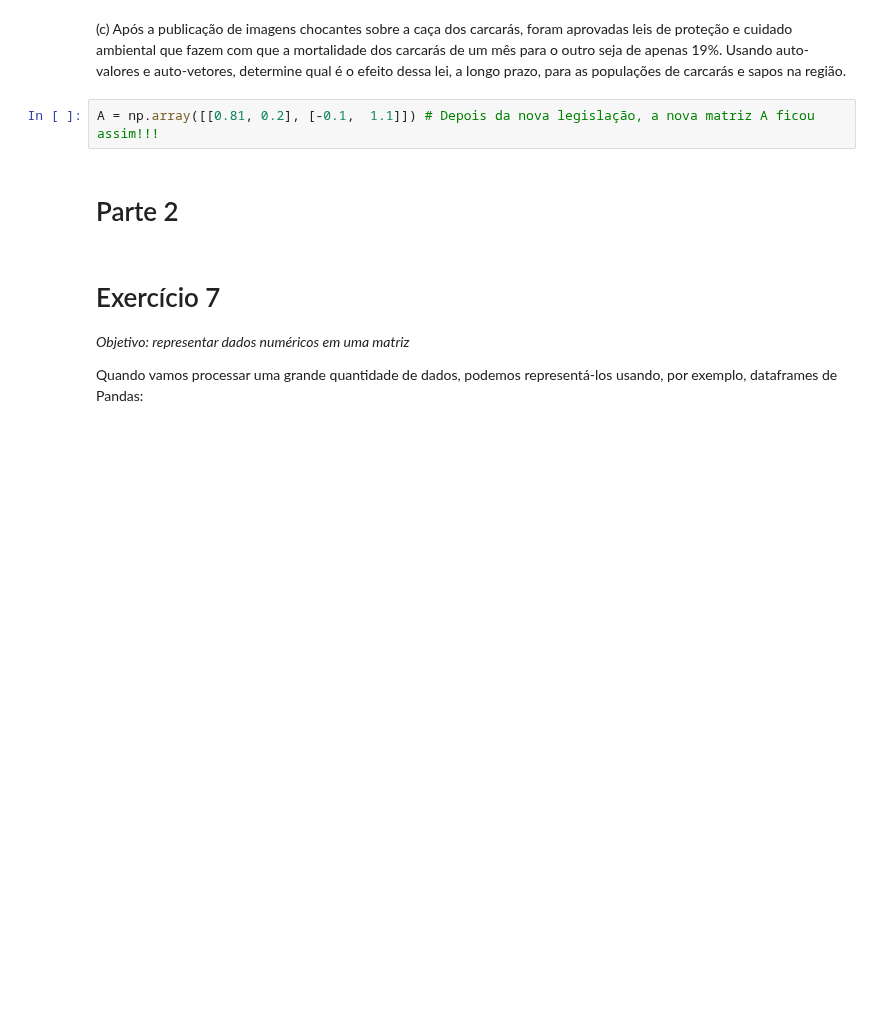
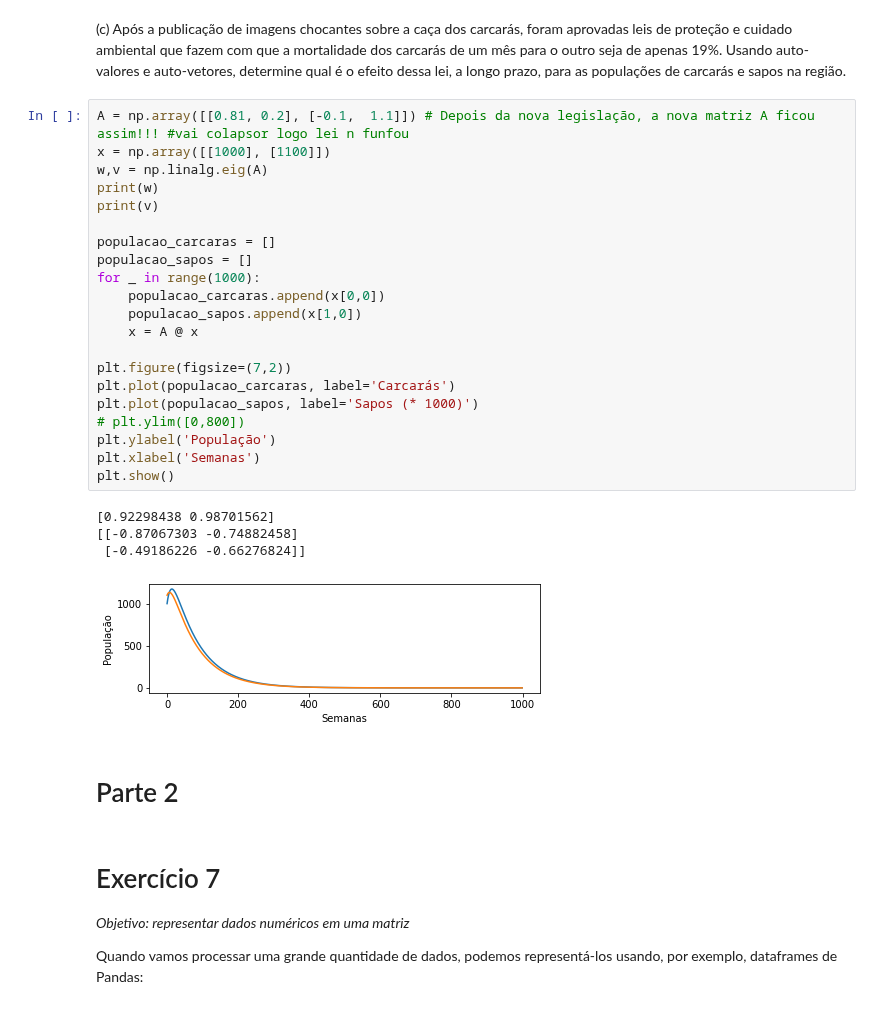
Before and after one commit to tiagoft/alglin-alunos, a Jupyter notebook: 05-autovetores_e_autovalores.ipynb, the cells around one changed output. Saved outputs shown, nothing was run; the diff lists cells and outputs as text; blank space fills up the shorter version.

```diff
--- a/05-autovetores_e_autovalores.ipynb
+++ b/05-autovetores_e_autovalores.ipynb
@@ -353,7 +447,31 @@ A = np.array([[0.2, 0.2], [-0.1,  1.1]]) # Depois da caça, a nova matriz A fico
 # %% [markdown]
 (c) Após a publicação de imagens chocantes sobre a caça dos carcarás, foram aprovadas leis de proteção e cuidado ambiental que fazem com que a mortalidade dos carcarás de um mês para o outro seja de apenas 19%. Usando auto-valores e auto-vetores, determine qual é o efeito dessa lei, a longo prazo, para as populações de carcarás e sapos na região.
-# %%
-A = np.array([[0.81, 0.2], [-0.1,  1.1]]) # Depois da nova legislação, a nova matriz A ficou assim!!!
+# %%
+A = np.array([[0.81, 0.2], [-0.1,  1.1]]) # Depois da nova legislação, a nova matriz A ficou assim!!! #vai colapsor logo lei n funfou
+x = np.array([[1000], [1100]])
+w,v = np.linalg.eig(A)
+print(w)
+print(v)
+
+populacao_carcaras = []
+populacao_sapos = []
+for _ in range(1000):
+    populacao_carcaras.append(x[0,0])
+    populacao_sapos.append(x[1,0])
+    x = A @ x
+
+plt.figure(figsize=(7,2))
+plt.plot(populacao_carcaras, label='Carcarás')
+plt.plot(populacao_sapos, label='Sapos (* 1000)')
+# plt.ylim([0,800])
+plt.ylabel('População')
+plt.xlabel('Semanas')
+plt.show()
+# %% [output]
+[0.92298438 0.98701562]
+[[-0.87067303 -0.74882458]
+ [-0.49186226 -0.66276824]]
+[figure, added]
 # %% [markdown]
 # Parte 2
 # %% [markdown]
```
Also changed, not shown: parts of 15 cells of this notebook.
